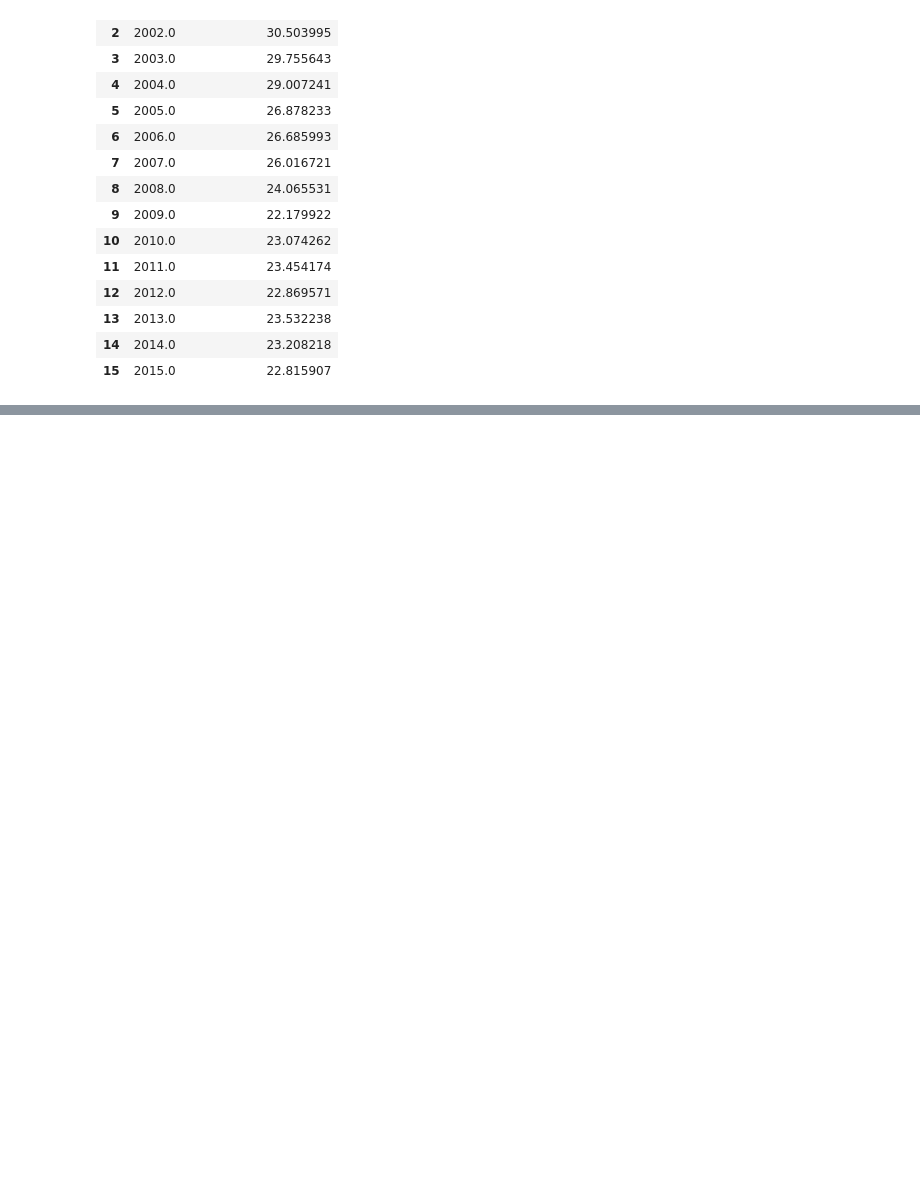
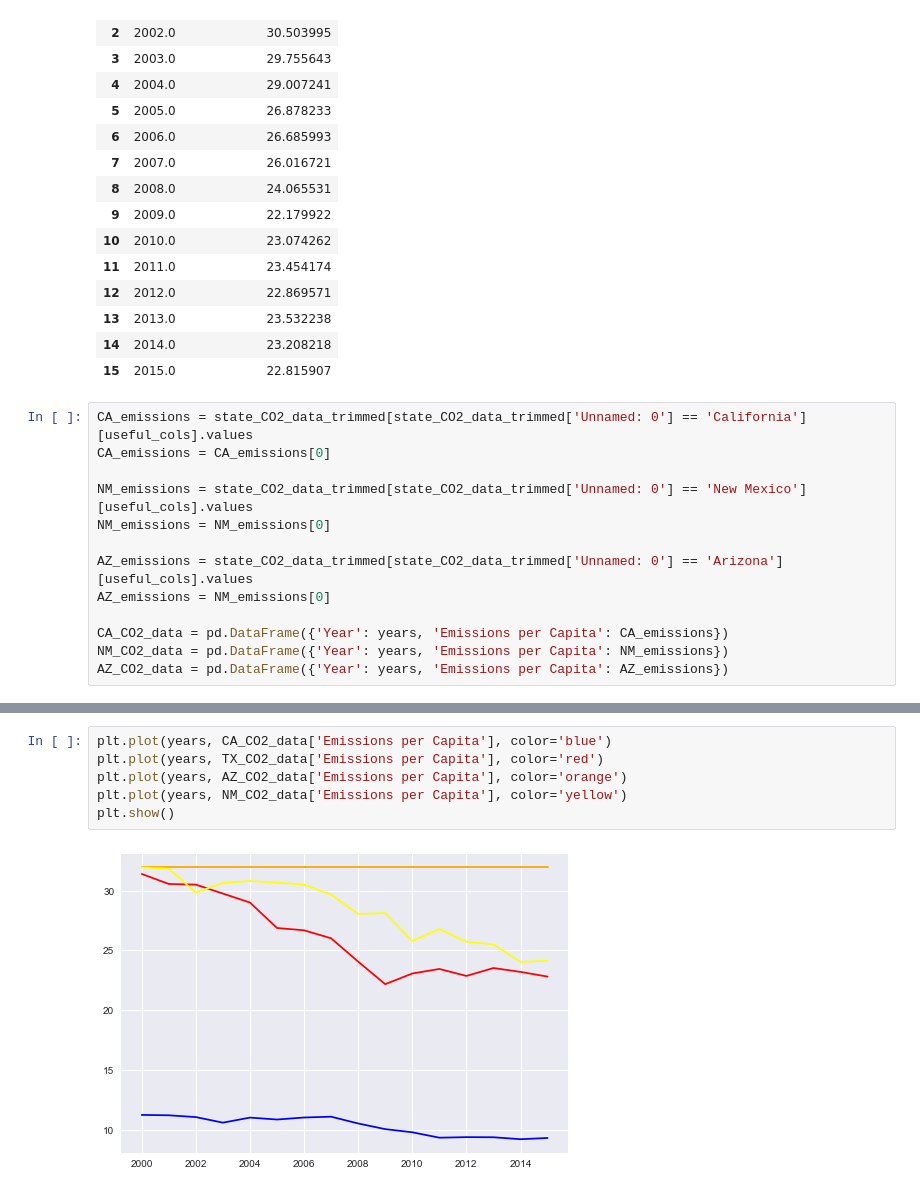
Before and after one commit to charmoniumQ/MCM-2018, a Jupyter notebook: MCM-Data-Analysis.ipynb, the cells around one changed output, grey strips where cells are left out. Drawn from its saved outputs; the diff is of its cells as text; blank space fills up the shorter version.

Commit message:
Finished parsing CO2 data and made a plot

```diff
--- a/MCM-Data-Analysis.ipynb
+++ b/MCM-Data-Analysis.ipynb
@@ -234,3 +234,16 @@ TX_CO2_data
 | 13 | 2013.0 | 23.532238 |
 | 14 | 2014.0 | 23.208218 |
 | 15 | 2015.0 | 22.815907 |
+# %%
+CA_emissions = state_CO2_data_trimmed[state_CO2_data_trimmed['Unnamed: 0'] == 'California'][useful_cols].values
+CA_emissions = CA_emissions[0]
+
+NM_emissions = state_CO2_data_trimmed[state_CO2_data_trimmed['Unnamed: 0'] == 'New Mexico'][useful_cols].values
+NM_emissions = NM_emissions[0]
+
+AZ_emissions = state_CO2_data_trimmed[state_CO2_data_trimmed['Unnamed: 0'] == 'Arizona'][useful_cols].values
+AZ_emissions = NM_emissions[0]
+
+CA_CO2_data = pd.DataFrame({'Year': years, 'Emissions per Capita': CA_emissions})
+NM_CO2_data = pd.DataFrame({'Year': years, 'Emissions per Capita': NM_emissions})
+AZ_CO2_data = pd.DataFrame({'Year': years, 'Emissions per Capita': AZ_emissions})
@@ -236,0 +270,8 @@ TX_CO2_data
+# %%
+plt.plot(years, CA_CO2_data['Emissions per Capita'], color='blue')
+plt.plot(years, TX_CO2_data['Emissions per Capita'], color='red')
+plt.plot(years, AZ_CO2_data['Emissions per Capita'], color='orange')
+plt.plot(years, NM_CO2_data['Emissions per Capita'], color='yellow')
+plt.show()
+# %% [output]
+[figure, added]
```
Also changed, not shown: parts of 1 cell of this notebook.
